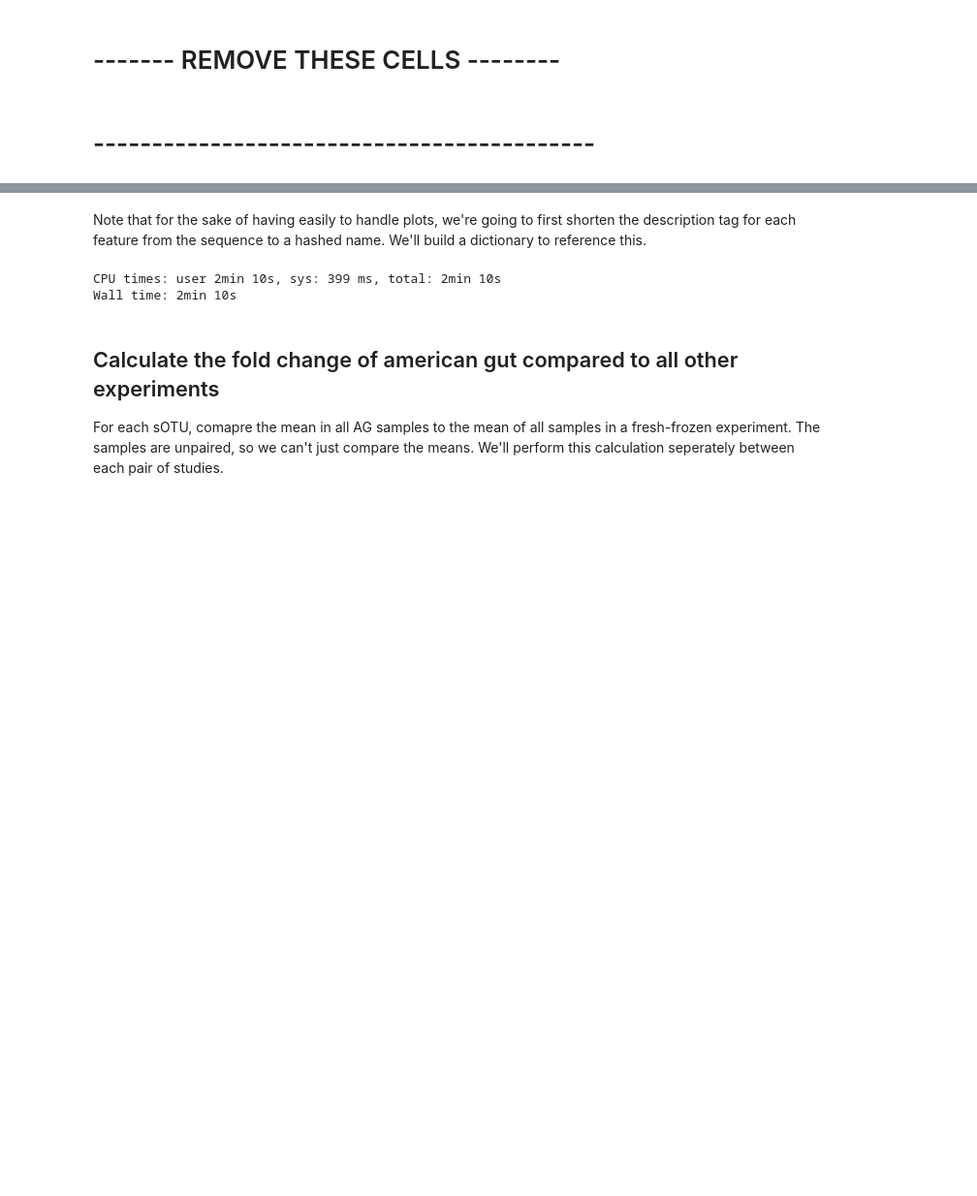
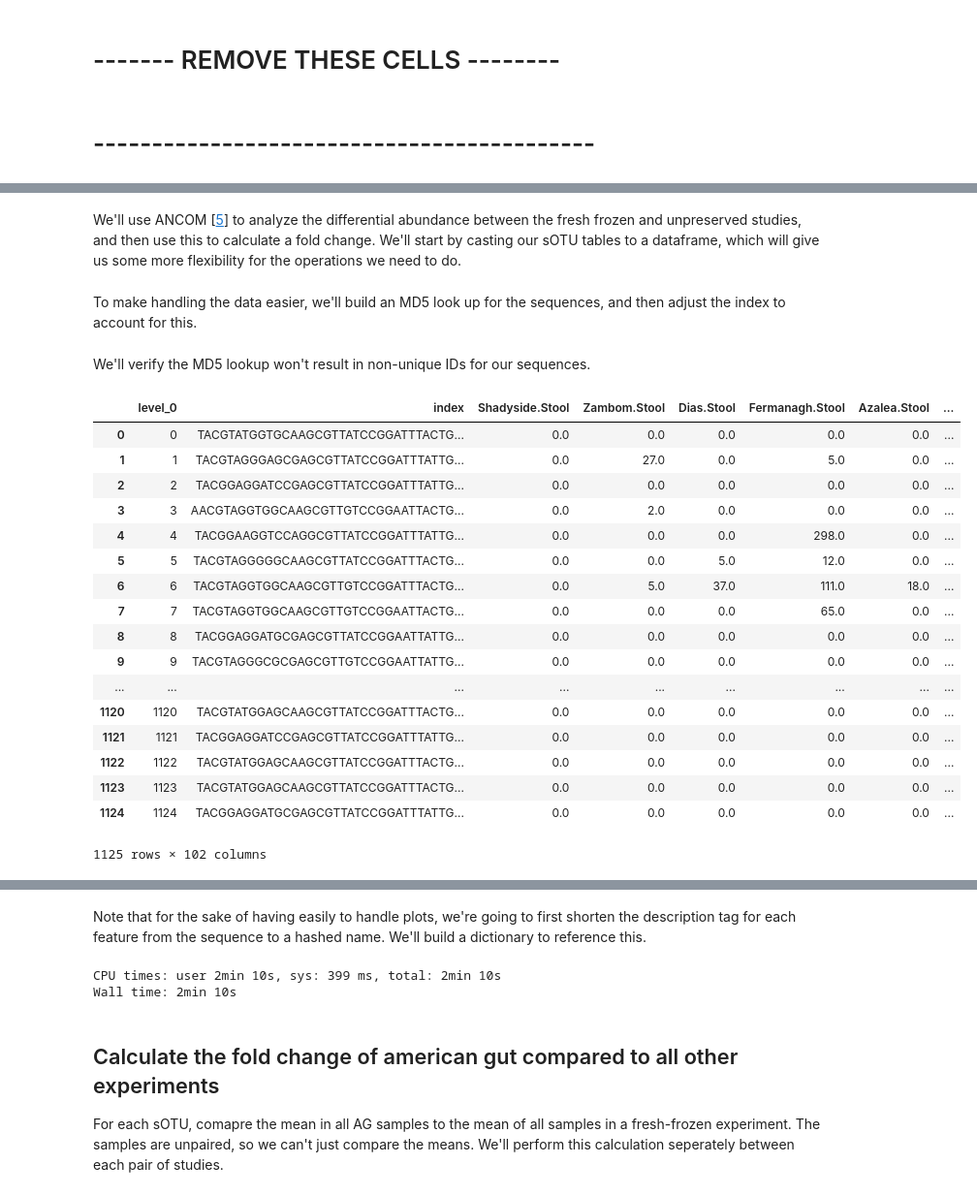
Before and after one commit to knightlab-analyses/bloom-analyses, a Jupyter notebook: ipynb/identify-the-candidate-blooming-bacteria.ipynb, the cells around one changed output, grey strips where cells are left out. Shown: that part at 97% size. Drawn from its saved outputs; the diff is of its cells as text; code cells hidden in the pictures; blank space fills up the shorter version.

Commit message:
its the MD5 adjustment in

```diff
--- a/ipynb/identify-the-candidate-blooming-bacteria.ipynb
+++ b/ipynb/identify-the-candidate-blooming-bacteria.ipynb
@@ -134,8 +157,8 @@ twin_meta, twin_sotu = load_studies(biom_fp='../data/twins2.clean.min10.withtax.
 
 Samples were collected from participants in the Personal Genome Project and fresh frozen. The study has not yet been published, but data is avaliable in [Qiita study 1189](<https://qiita.ucsd.edu/study/description/1189>). The study contains fecal, oral and skin samples. We'll use only the fecal samples.
 # %%
-pgp_meta, pgp_sotu = load_studies(biom_fp='../data/pgp.baylor.clean.withtax.biom',
-                                  meta_fp='../data/map.pgp.jwd.txt',
+pgp_meta, pgp_sotu = load_studies(biom_fp='../data/pgp.qiita-1189.biom',
+                                  meta_fp='../data/pgp.qiita-1189.txt',
                                   name='PGP',
                                   preservation='FRESH_FROZEN',
                                   keep_columns=['#SampleID', 'body_product'],
@@ -146,8 +169,8 @@ pgp_meta, pgp_sotu = load_studies(biom_fp='../data/pgp.baylor.clean.withtax.biom
 
 This study [[4](#4)] contains fecal samples from 80 healthy overweight/obese subjects, part of which undergoing whole grain wheat dietery intervention.
 # %%
-erc_meta, erc_sotu = load_studies(biom_fp='../data/ercolini.feces.clean.withtax.biom',
-                                  meta_fp='../data/map.ercolini.txt',
+erc_meta, erc_sotu = load_studies(biom_fp='../data/erc.qiita-1481.biom',
+                                  meta_fp='../data/erc.qiita-1481.txt',
                                   name='ERC',
                                   preservation='FRESH_FROZEN',
                                   keep_columns=['env_matter', '#SampleID'],
@@ -311,0 +330,3 @@ array(['PGP', 'UK_TWINS', 'AGP', 'ERC'], dtype=object)
+# %%
+# Combines the sOTU tables
+fec_sotu = pgp_sotu.merge(twin_sotu).merge(agp_sotu).merge(erc_sotu)
@@ -330,2 +360,9 @@ We'll filter out low abundance OTUs, with fewer than 50 counts total across all
 # %%
 fec_sotu = fec_sotu.filter(lambda val, id_, md: val.sum() > 50, axis='observation', inplace=False)
+# %% [markdown]
+We'll use ANCOM [[5](#5)] to analyze the differential abundance between the fresh frozen and unpreserved studies, and then use this to calculate a fold change. We'll start by casting our sOTU tables to a dataframe, which will give us some more flexibility for the operations we need to do.
+# %%
+fec_sotu = exploding_panda(fec_sotu).to_dense()
+fec_sotu.reset_index('')
+# %% [markdown]
+To make handling the data easier, we'll build an MD5 look up for the sequences, and then adjust the index to account for this.
@@ -331,0 +376,23 @@ fec_sotu = fec_sotu.filter(lambda val, id_, md: val.sum() > 50, axis='observatio
+# %% [markdown]
+We'll verify the MD5 lookup won't result in non-unique IDs for our sequences.
+# %%
+fec_sotu
+# %% [output]
+|  | level_0 | index | Shadyside.Stool | Zambom.Stool | Dias.Stool | Fermanagh.Stool | Azalea.Stool | ... |
+| 0 | 0 | TACGTATGGTGCAAGCGTTATCCGGATTTACTG... | 0.0 | 0.0 | 0.0 | 0.0 | 0.0 | ... |
+| 1 | 1 | TACGTAGGGAGCGAGCGTTATCCGGATTTATTG... | 0.0 | 27.0 | 0.0 | 5.0 | 0.0 | ... |
+| 2 | 2 | TACGGAGGATCCGAGCGTTATCCGGATTTATTG... | 0.0 | 0.0 | 0.0 | 0.0 | 0.0 | ... |
+| 3 | 3 | AACGTAGGTGGCAAGCGTTGTCCGGAATTACTG... | 0.0 | 2.0 | 0.0 | 0.0 | 0.0 | ... |
+| 4 | 4 | TACGGAAGGTCCAGGCGTTATCCGGATTTATTG... | 0.0 | 0.0 | 0.0 | 298.0 | 0.0 | ... |
+| 5 | 5 | TACGTAGGGGGCAAGCGTTATCCGGATTTACTG... | 0.0 | 0.0 | 5.0 | 12.0 | 0.0 | ... |
+| 6 | 6 | TACGTAGGTGGCAAGCGTTGTCCGGATTTACTG... | 0.0 | 5.0 | 37.0 | 111.0 | 18.0 | ... |
+| 7 | 7 | TACGTAGGTGGCAAGCGTTGTCCGGAATTACTG... | 0.0 | 0.0 | 0.0 | 65.0 | 0.0 | ... |
+| 8 | 8 | TACGGAGGATGCGAGCGTTATCCGGAATTATTG... | 0.0 | 0.0 | 0.0 | 0.0 | 0.0 | ... |
+| 9 | 9 | TACGTAGGGCGCGAGCGTTGTCCGGAATTATTG... | 0.0 | 0.0 | 0.0 | 0.0 | 0.0 | ... |
+| ... | ... | ... | ... | ... | ... | ... | ... | ... |
+| 1120 | 1120 | TACGTATGGAGCAAGCGTTATCCGGATTTACTG... | 0.0 | 0.0 | 0.0 | 0.0 | 0.0 | ... |
+| 1121 | 1121 | TACGGAGGATCCGAGCGTTATCCGGATTTATTG... | 0.0 | 0.0 | 0.0 | 0.0 | 0.0 | ... |
+| 1122 | 1122 | TACGTATGGAGCAAGCGTTATCCGGATTTACTG... | 0.0 | 0.0 | 0.0 | 0.0 | 0.0 | ... |
+| 1123 | 1123 | TACGTATGGAGCAAGCGTTATCCGGATTTACTG... | 0.0 | 0.0 | 0.0 | 0.0 | 0.0 | ... |
+| 1124 | 1124 | TACGGAGGATGCGAGCGTTATCCGGATTTATTG... | 0.0 | 0.0 | 0.0 | 0.0 | 0.0 | ... |
+1125 rows × 102 columns
```
Also changed, not shown: parts of 19 cells of this notebook.
